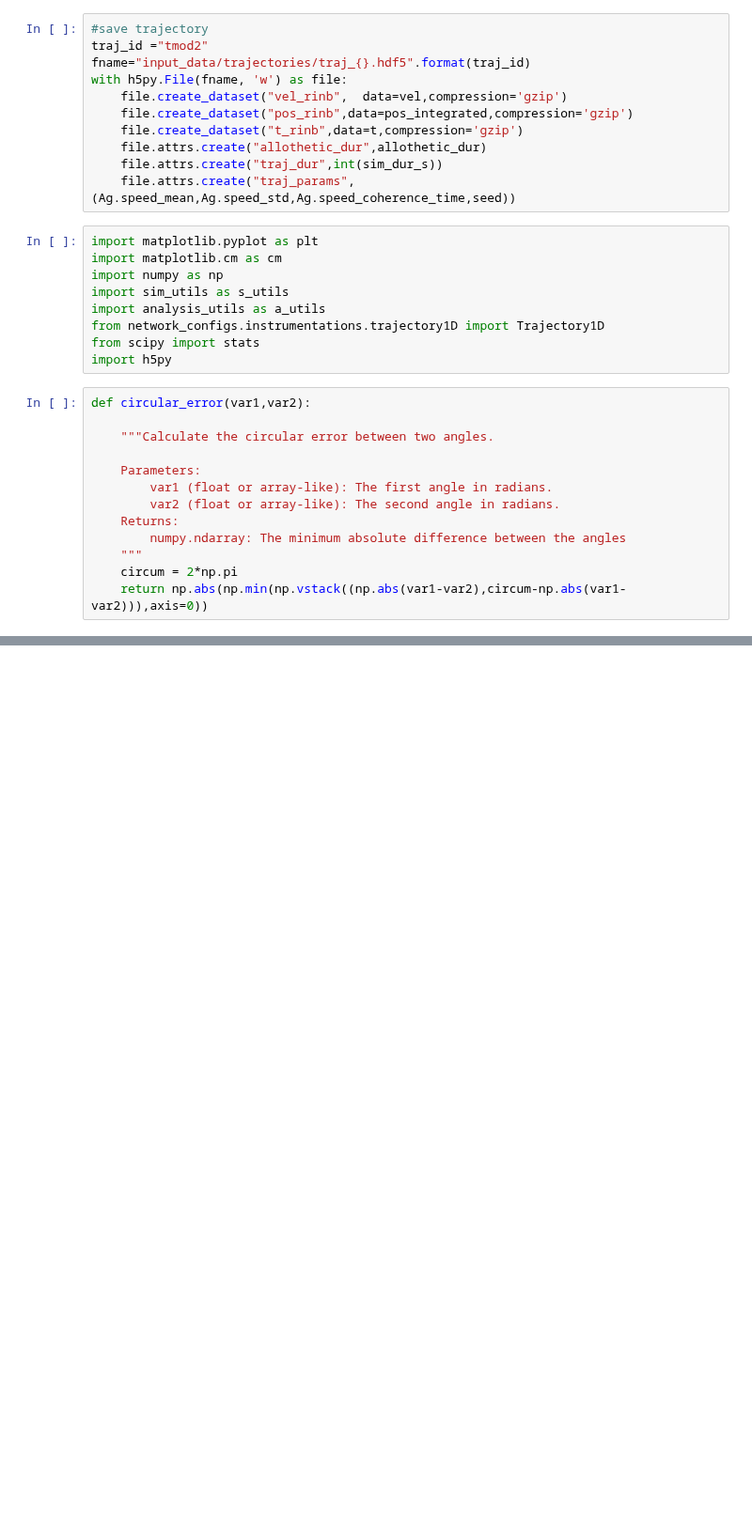
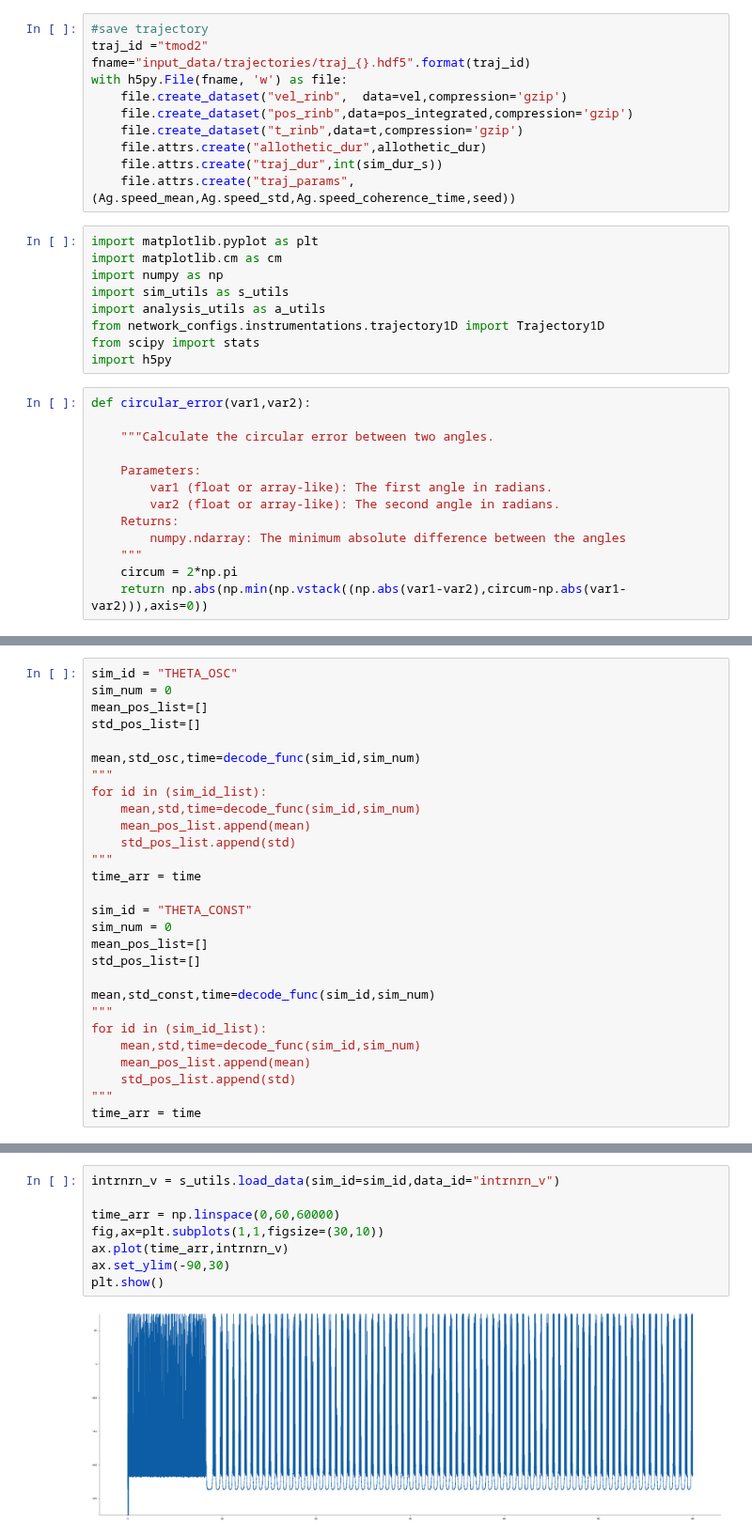
Before and after one commit to tiny-infinity/GridCellsCopy, a Jupyter notebook: analysis/notebooks/theta_analysis/gov_2.ipynb, the cells around one changed output, grey strips where cells are left out. Shown at 94% size. Saved outputs shown, nothing was run; the diff lists cells and outputs as text; blank space fills up the shorter version.

```diff
--- a/analysis/notebooks/theta_analysis/gov_2.ipynb
+++ b/analysis/notebooks/theta_analysis/gov_2.ipynb
@@ -121,0 +126,28 @@ NameError: name 'stats' is not defined
+# %%
+sim_id = "THETA_OSC"
+sim_num = 0
+mean_pos_list=[]
+std_pos_list=[]
+
+mean,std_osc,time=decode_func(sim_id,sim_num)
+"""
+for id in (sim_id_list):
+    mean,std,time=decode_func(sim_id,sim_num)
+    mean_pos_list.append(mean)
+    std_pos_list.append(std)
+"""
+time_arr = time
+
+sim_id = "THETA_CONST"
+sim_num = 0
+mean_pos_list=[]
+std_pos_list=[]
+
+mean,std_const,time=decode_func(sim_id,sim_num)
+"""
+for id in (sim_id_list):
+    mean,std,time=decode_func(sim_id,sim_num)
+    mean_pos_list.append(mean)
+    std_pos_list.append(std)
+"""
+time_arr = time
@@ -121,0 +182,10 @@ NameError: name 'stats' is not defined
+# %%
+intrnrn_v = s_utils.load_data(sim_id=sim_id,data_id="intrnrn_v")
+
+time_arr = np.linspace(0,60,60000)
+fig,ax=plt.subplots(1,1,figsize=(30,10))
+ax.plot(time_arr,intrnrn_v)
+ax.set_ylim(-90,30)
+plt.show()
+# %% [output]
+[figure, added]
```
Also changed, not shown: parts of 5 cells of this notebook, 5 other files.
